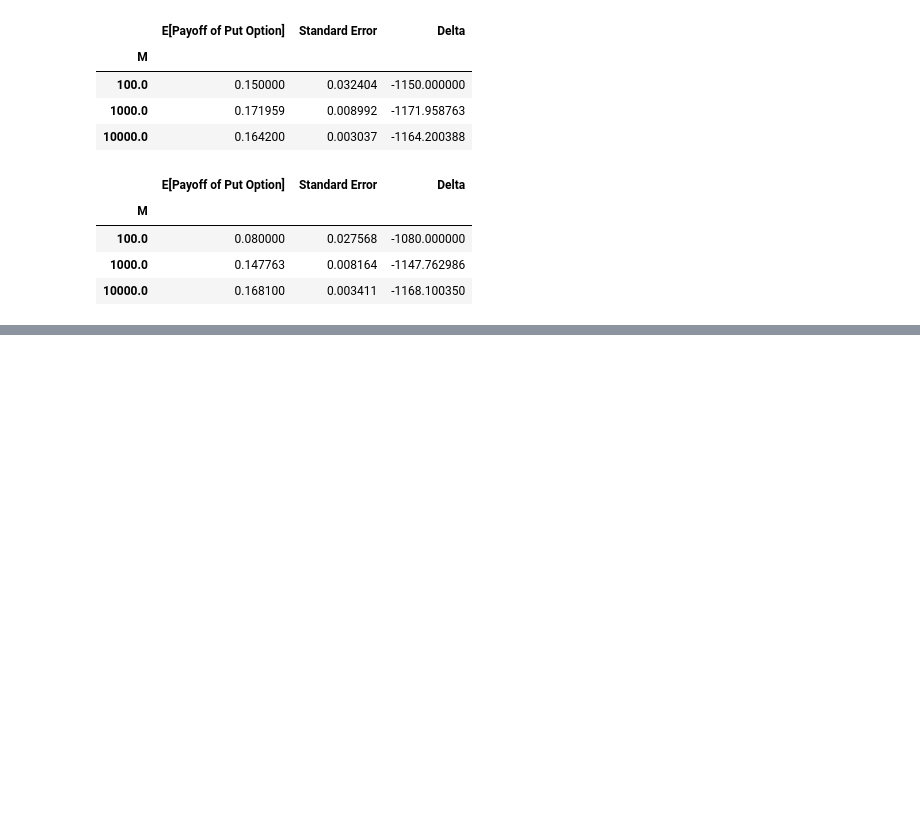
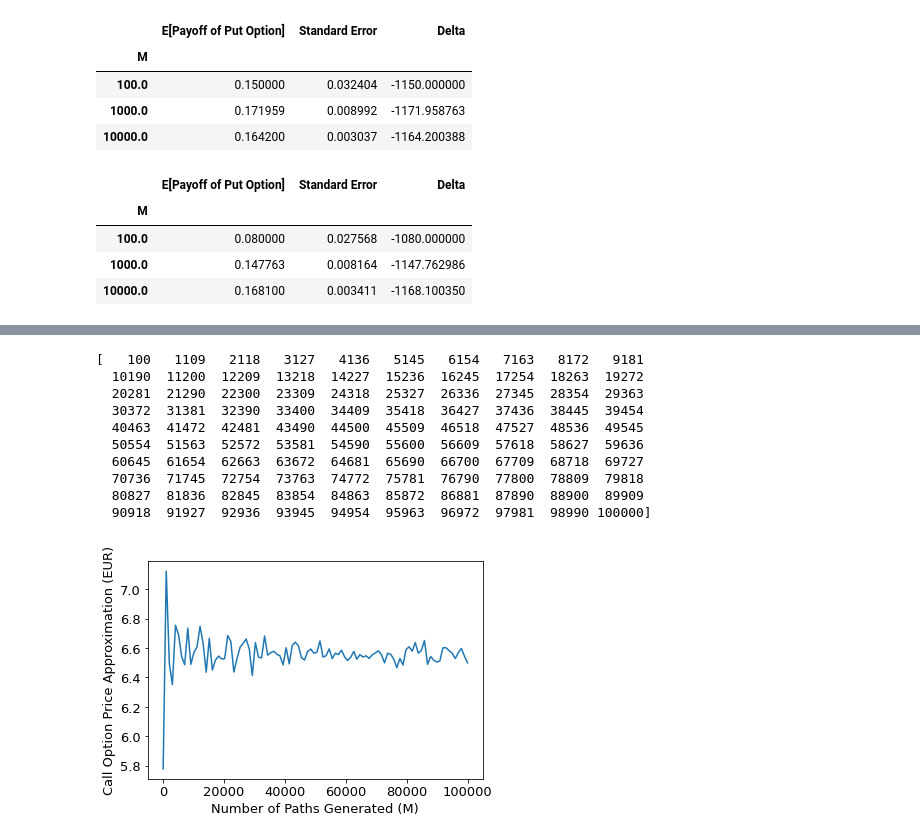
Before and after one commit to ithakis/UvA-Computational-Finance, a Jupyter notebook: Assignment 2.ipynb, the cells around one changed output, grey strips where cells are left out. Cells and saved outputs as stored; diff of their text form; code cells hidden in the pictures; blank space fills up the shorter version.

```diff
--- a/Assignment 2.ipynb
+++ b/Assignment 2.ipynb
@@ -517,0 +624,33 @@ results_with_seed_df
+# %%
+S0 = 100
+T = 1.
+N = 50
+K = 99
+r = 0.06
+sigma = 0.2
+
+num_samples = 100
+M_values = np.linspace(100, 100_000, num=num_samples, dtype=int)
+print(M_values)
+
+M_estimates = np.zeros(num_samples)
+for i in tqdm(range(num_samples)):
+    M = M_values[i]
+    M_estimates[i] = control_variate_est(S0, r, sigma, T, N, M, K)
+
+plt.plot(M_values, M_estimates)
+plt.xlabel("Number of Paths Generated (M)")
+plt.ylabel("Call Option Price Approximation (EUR)")
+plt.show()
+# %% [output]
+[   100   1109   2118   3127   4136   5145   6154   7163   8172   9181
+  10190  11200  12209  13218  14227  15236  16245  17254  18263  19272
+  20281  21290  22300  23309  24318  25327  26336  27345  28354  29363
+  30372  31381  32390  33400  34409  35418  36427  37436  38445  39454
+  40463  41472  42481  43490  44500  45509  46518  47527  48536  49545
+  50554  51563  52572  53581  54590  55600  56609  57618  58627  59636
+  60645  61654  62663  63672  64681  65690  66700  67709  68718  69727
+  70736  71745  72754  73763  74772  75781  76790  77800  78809  79818
+  80827  81836  82845  83854  84863  85872  86881  87890  88900  89909
+  90918  91927  92936  93945  94954  95963  96972  97981  98990 100000]
+[figure, added]
```
Also changed, not shown: parts of 10 cells of this notebook.
